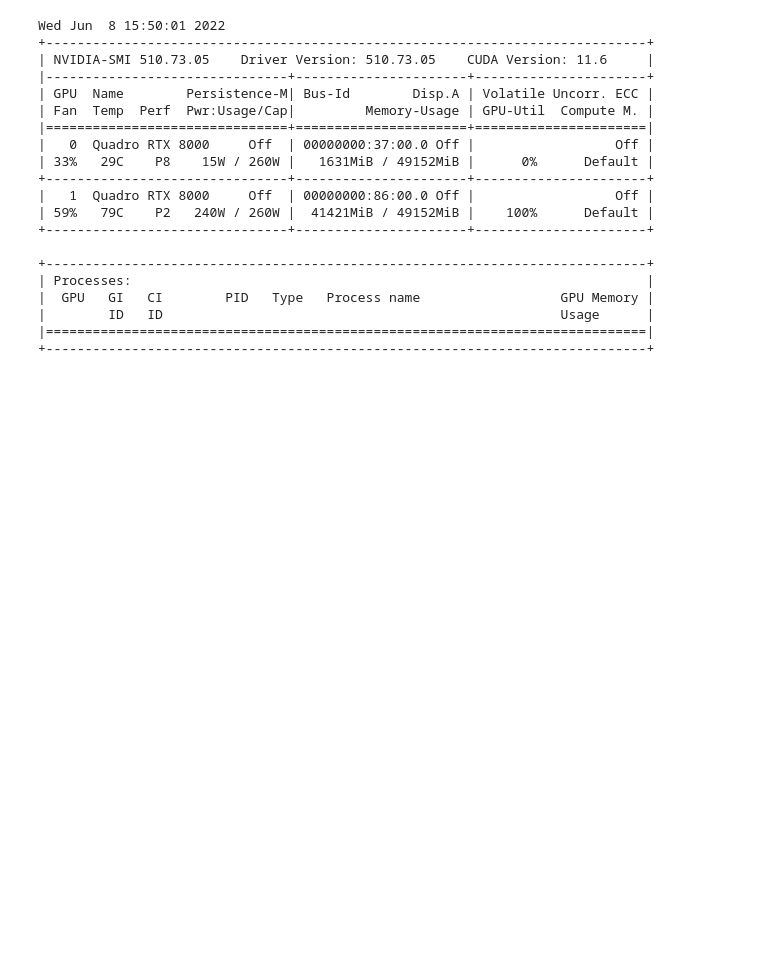
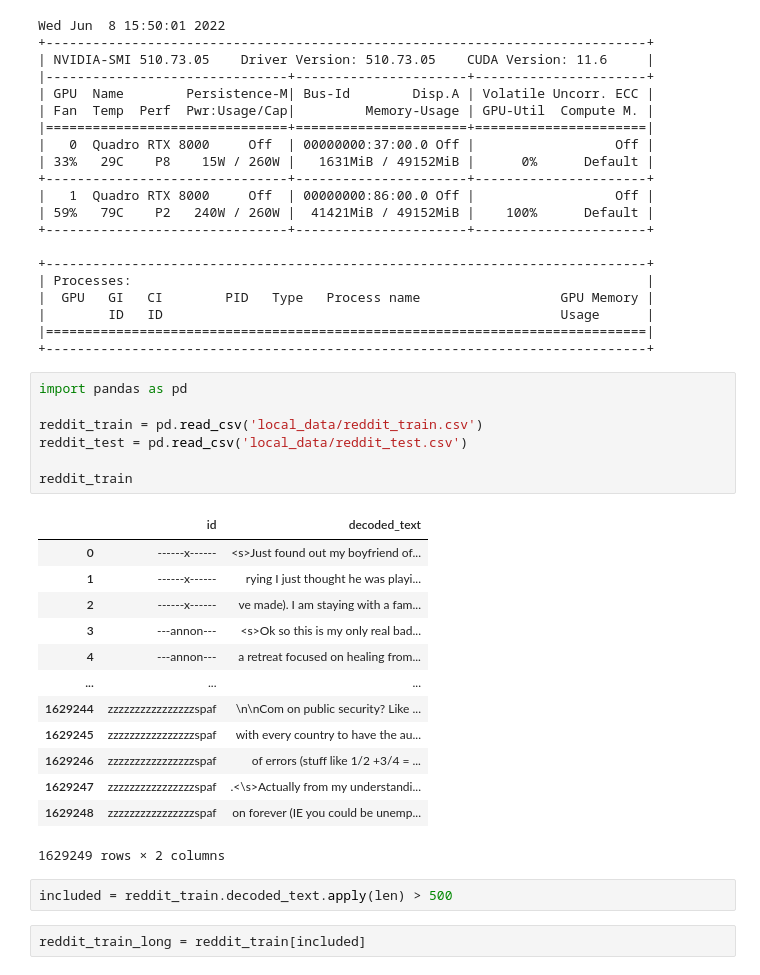
Before and after one commit to jahuerta92/authorship-embeddings, a Jupyter notebook: train_reddit.ipynb, the cells around one changed output. Drawn from its saved outputs; the diff is of its cells as text; blank space fills up the shorter version.

```diff
--- a/train_reddit.ipynb
+++ b/train_reddit.ipynb
@@ -182,3 +303,28 @@ Wed Jun  8 15:50:01 2022
 |        ID   ID                                                   Usage      |
 |=============================================================================|
 +-----------------------------------------------------------------------------+
+# %%
+import pandas as pd
+
+reddit_train = pd.read_csv('local_data/reddit_train.csv')
+reddit_test = pd.read_csv('local_data/reddit_test.csv')
+
+reddit_train
+# %% [output]
+|  | id | decoded_text |
+| 0 | ------x------ | <s>Just found out my boyfriend of... |
+| 1 | ------x------ | rying I just thought he was playi... |
+| 2 | ------x------ | ve made). I am staying with a fam... |
+| 3 | ---annon--- | <s>Ok so this is my only real bad... |
+| 4 | ---annon--- | a retreat focused on healing from... |
+| ... | ... | ... |
+| 1629244 | zzzzzzzzzzzzzzzzspaf | \n\nCom on public security? Like ... |
+| 1629245 | zzzzzzzzzzzzzzzzspaf | with every country to have the au... |
+| 1629246 | zzzzzzzzzzzzzzzzspaf | of errors (stuff like 1/2 +3/4 = ... |
+| 1629247 | zzzzzzzzzzzzzzzzspaf | .<\s>Actually from my understandi... |
+| 1629248 | zzzzzzzzzzzzzzzzspaf | on forever (IE you could be unemp... |
+1629249 rows × 2 columns
+# %%
+included = reddit_train.decoded_text.apply(len) > 500
+# %%
+reddit_train_long = reddit_train[included]
```
Also changed, not shown: parts of 22 cells of this notebook, 8 other files.
